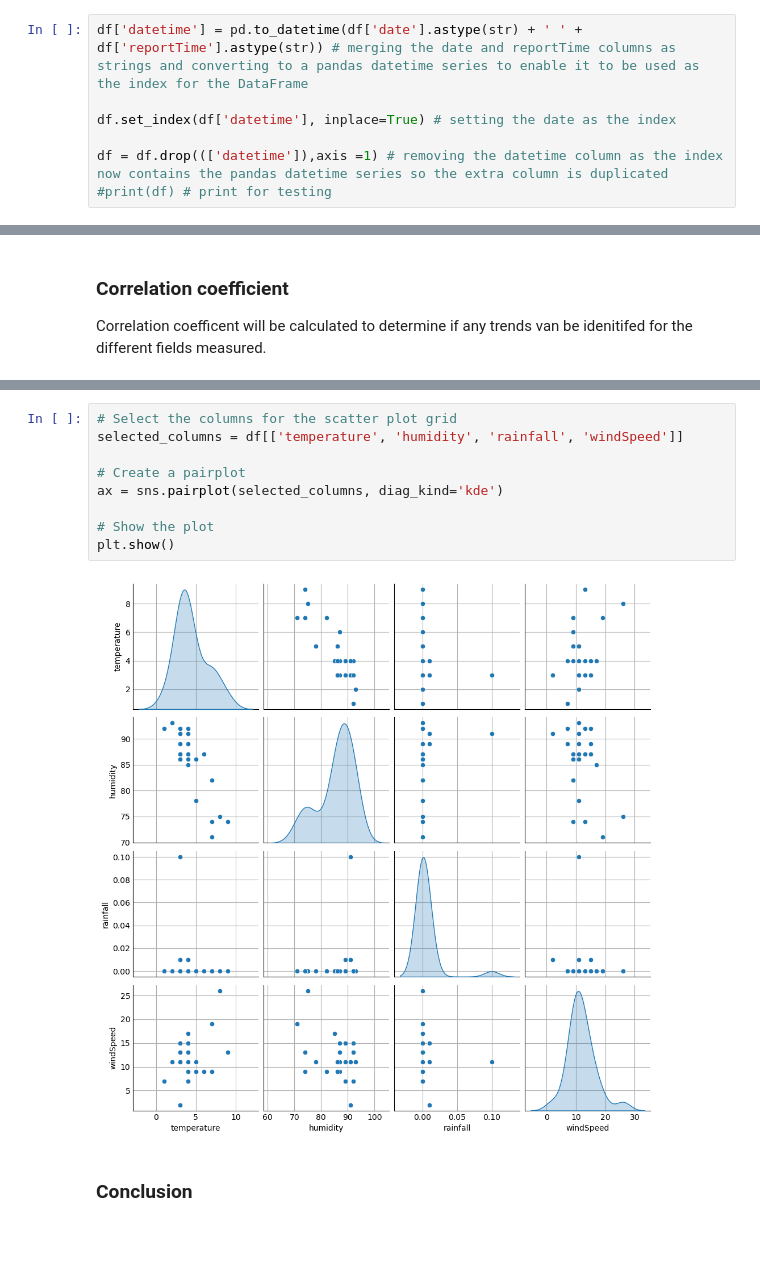
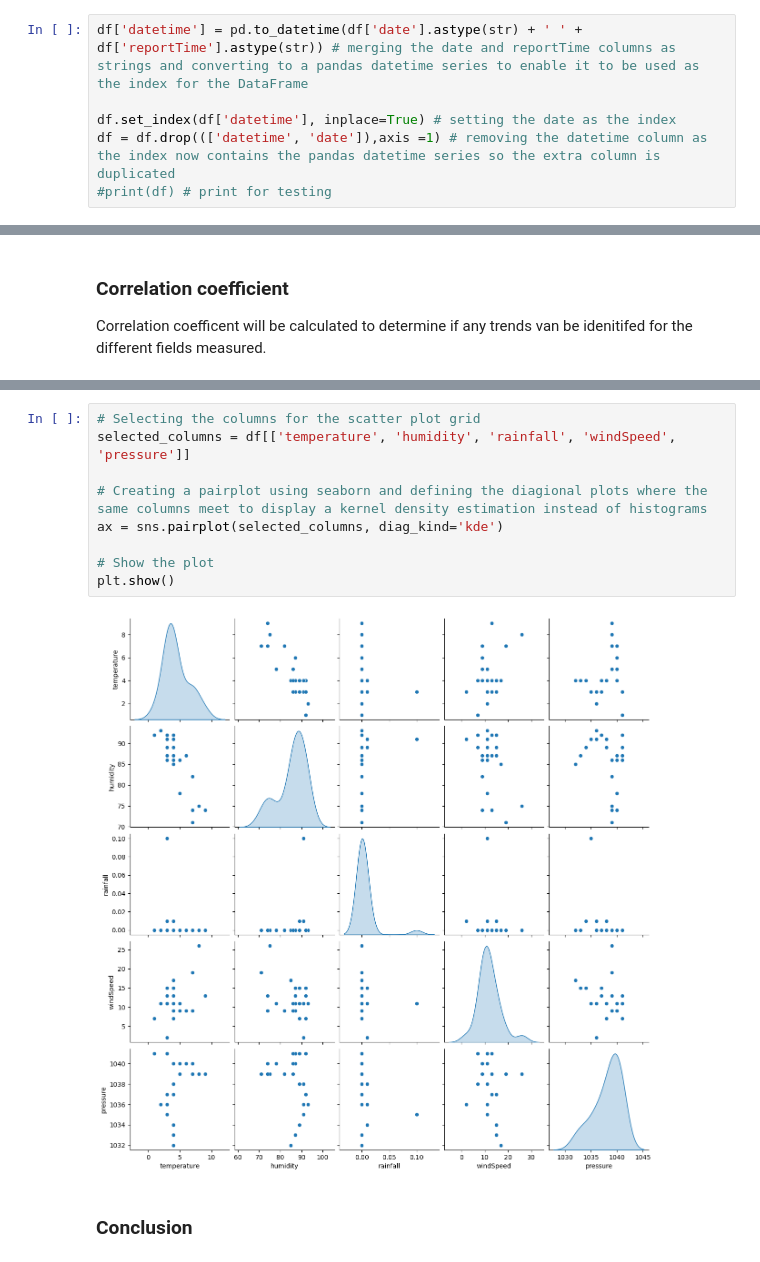
Before and after one commit to Ange-Dvs/computer_infrastructure_assessment, a Jupyter notebook: weather.ipynb, the cells around one changed output, grey strips where cells are left out. Drawn from its saved outputs; the diff is of its cells as text.

```diff
--- a/weather.ipynb
+++ b/weather.ipynb
@@ -317,7 +260,6 @@ Data type per column:
 df['datetime'] = pd.to_datetime(df['date'].astype(str) + ' ' + df['reportTime'].astype(str)) # merging the date and reportTime columns as strings and converting to a pandas datetime series to enable it to be used as the index for the DataFrame
 
 df.set_index(df['datetime'], inplace=True) # setting the date as the index
-
-df = df.drop((['datetime']),axis =1) # removing the datetime column as the index now contains the pandas datetime series so the extra column is duplicated
+df = df.drop((['datetime', 'date']),axis =1) # removing the datetime column as the index now contains the pandas datetime series so the extra column is duplicated
 #print(df) # print for testing
 # %%
@@ -559,14 +440,14 @@ plt.show()
 # %%
-# Select the columns for the scatter plot grid
-selected_columns = df[['temperature', 'humidity', 'rainfall', 'windSpeed']]
+# Selecting the columns for the scatter plot grid
+selected_columns = df[['temperature', 'humidity', 'rainfall', 'windSpeed', 'pressure']]
 
-# Create a pairplot
+# Creating a pairplot using seaborn and defining the diagional plots where the same columns meet to display a kernel density estimation instead of histograms
 ax = sns.pairplot(selected_columns, diag_kind='kde')
 
 # Show the plot
 plt.show()
 # %% [output]
-[figure, old version]
+[figure, new version]
 # %% [markdown]
 ### Conclusion
 # %% [markdown]
```
Also changed, not shown: parts of 19 cells of this notebook, 3 other files.
